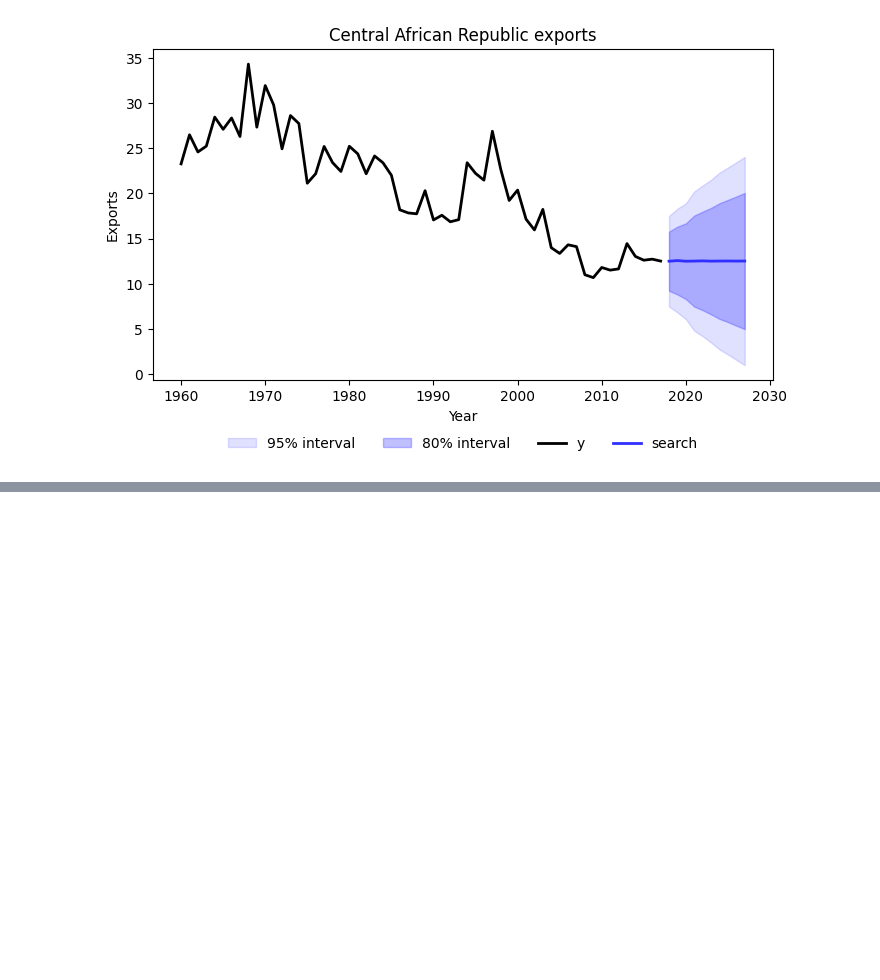
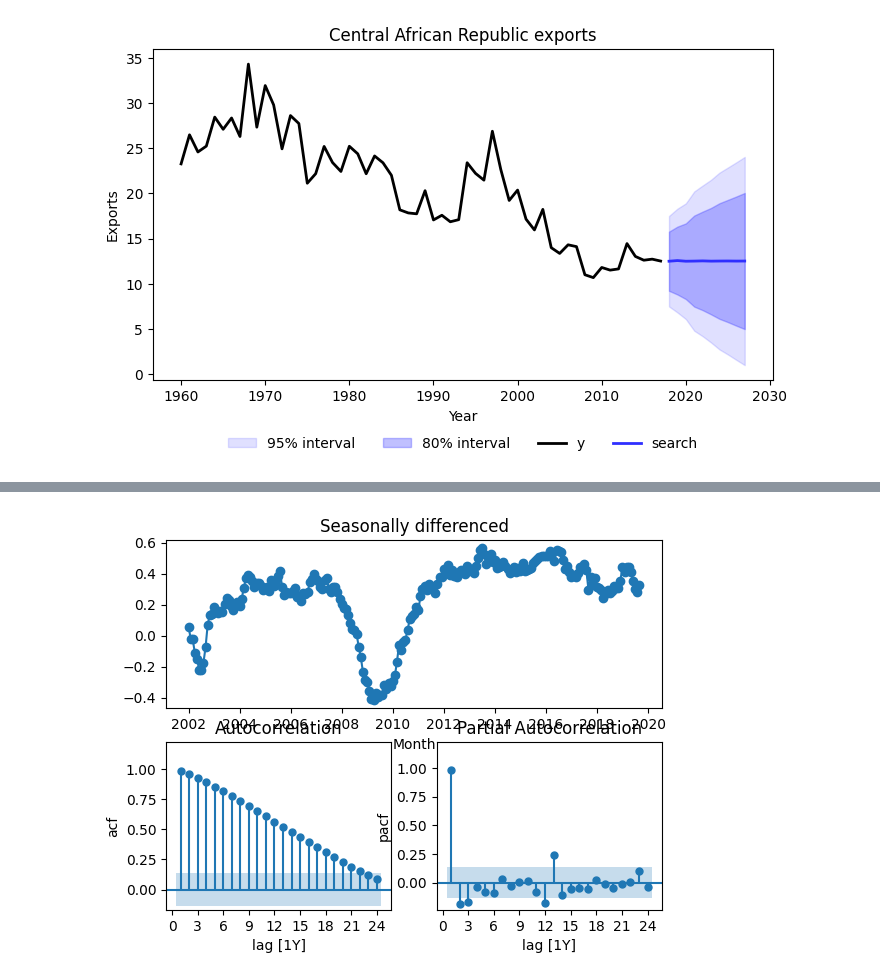
Before and after one commit to omeraytug/fpp3, a Jupyter notebook: code_alongs/09_arima.ipynb, the cells around one changed output, grey strips where cells are left out. Cells and saved outputs as stored; diff of their text form; code cells hidden in the pictures; blank space fills up the shorter version.

```diff
--- a/code_alongs/09_arima.ipynb
+++ b/code_alongs/09_arima.ipynb
@@ -312,0 +336,16 @@ plt.show()
+# %%
+df = leisure.assign(diff=leisure["y"].diff(12)).iloc[12:]
+fig, axes = plt.subplot_mosaic([["diff", "diff"], ["acf", "pacf"]])
+axes["diff"].plot(df["ds"], df["diff"], marker="o")
+axes["diff"].set(xlabel="Month", title="Seasonally differenced")
+plot_acf(df["diff"], axes["acf"], lags=24,
+    zero=False, auto_ylims=True, bartlett_confint=False)
+plot_pacf(df["diff"], axes["pacf"], lags=24,
+    zero=False, auto_ylims=True)
+axes["acf"].set(xlabel="lag [1Y]", ylabel="acf")
+axes["acf"].xaxis.set_major_locator(MaxNLocator(integer=True))
+axes["pacf"].set(xlabel="lag [1Y]", ylabel="pacf")
+axes["pacf"].xaxis.set_major_locator(MaxNLocator(integer=True))
+plt.show()
+# %% [output]
+[figure, added]
```
Also changed, not shown: parts of 17 cells of this notebook.
